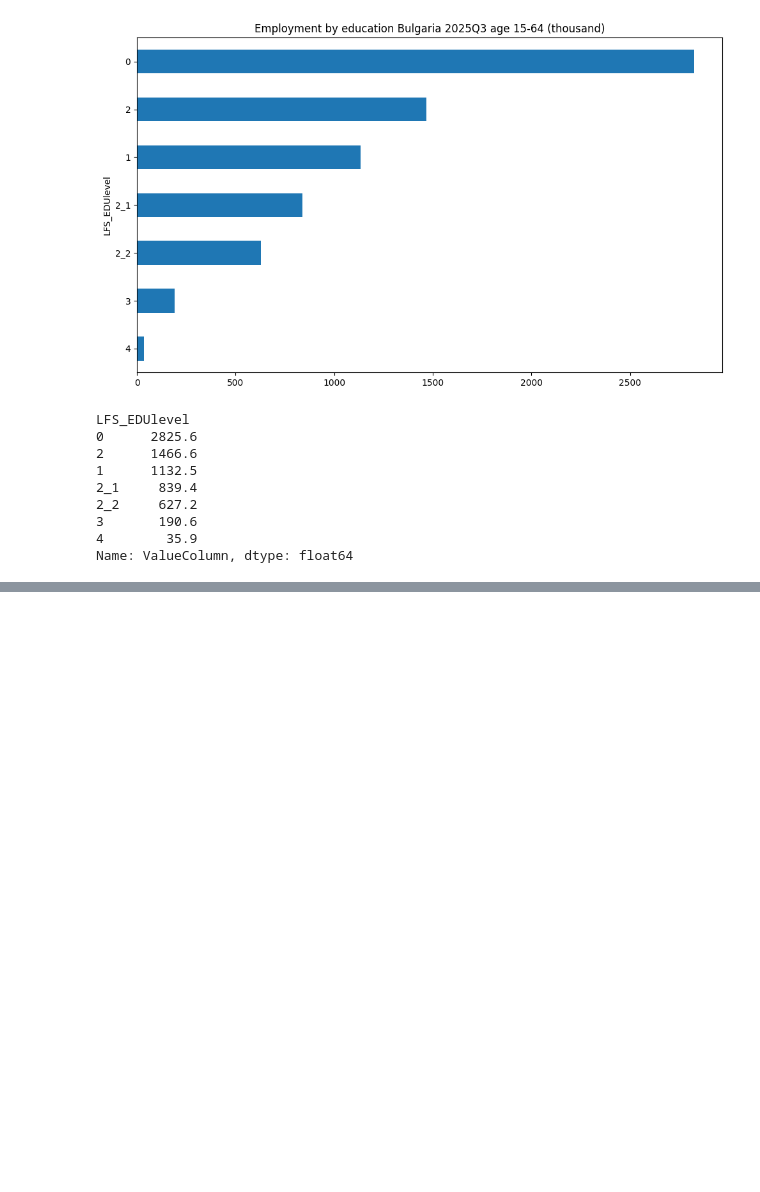
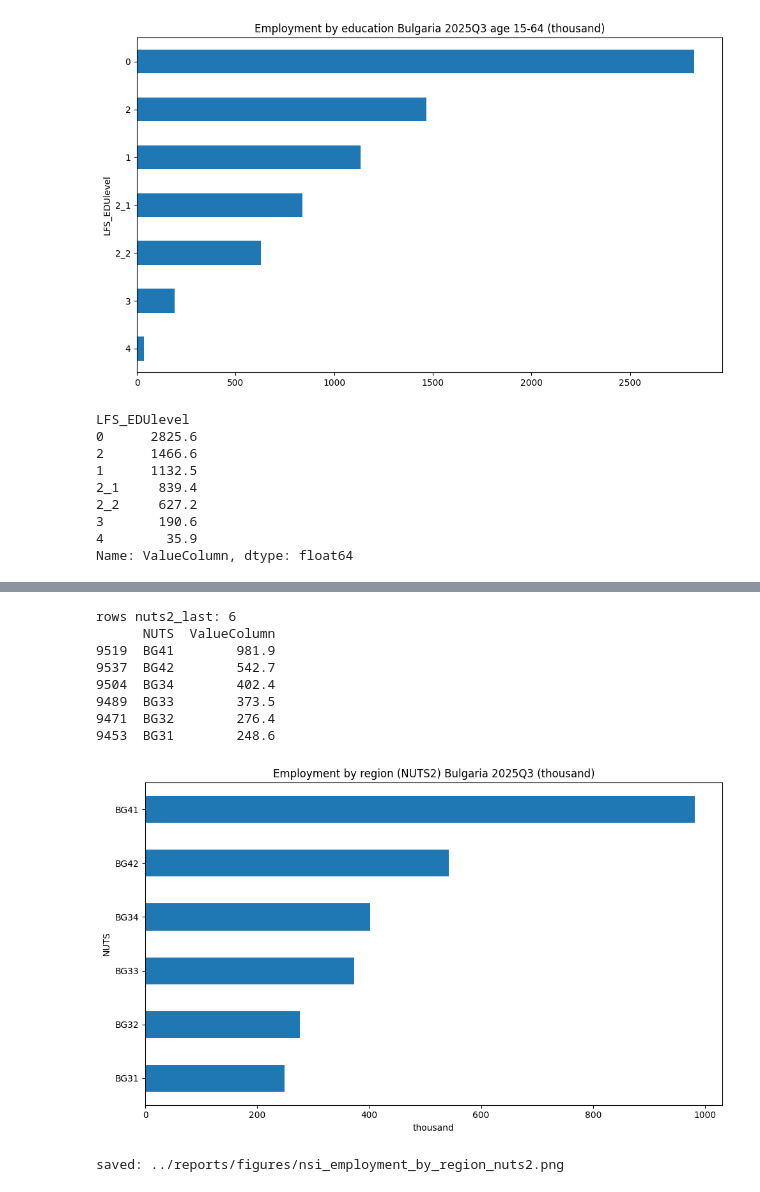
Before and after one commit to vegaFlex/bg-job-market-bulgaria, a Jupyter notebook: notebooks/analysis_nsi.ipynb, the cells around one changed output, grey strips where cells are left out. Saved outputs shown, nothing was run; the diff lists cells and outputs as text; code cells hidden in the pictures; blank space fills up the shorter version.

Commit message:
add NSI employment by region (NUTS2) chart

```diff
--- a/notebooks/analysis_nsi.ipynb
+++ b/notebooks/analysis_nsi.ipynb
@@ -285,3 +285,14 @@ LFS_EDUlevel
 3       190.6
 4        35.9
 Name: ValueColumn, dtype: float64
+# %%
+import pandas as pd
+import matplotlib.pyplot as plt
+
+df_region = pd.read_csv(
+    "../data/raw/nsi_employment_15_64_by_region.csv",
+    encoding="utf-8-sig"
+)
+
+print(df_region.head())
+print(df_region.shape)
@@ -287,0 +307,8 @@ Name: ValueColumn, dtype: float64
+# %%
+df_region["periods"] = df_region["periods"].astype(str).str.strip()
+
+last_period = df_region["periods"].max()
+print("last period:", last_period)
+
+print("unique NUTS sample:", df_region["NUTS"].astype(str).str.strip().unique()[:30])
+print("unique GenderID:", sorted(df_region["GenderID"].unique()))
@@ -287,0 +324,47 @@ Name: ValueColumn, dtype: float64
+# %%
+import matplotlib.pyplot as plt
+
+# 1) Подготовка
+df_region["NUTS"] = df_region["NUTS"].astype(str).str.strip()
+
+last_period = df_region["periods"].max()
+
+# 2) Филтър: последен период, общо (GenderID=0), ниво NUTS2 (дължина 4)
+nuts2_last = df_region[
+    (df_region["periods"] == last_period) &
+    (df_region["GenderID"] == 0) &
+    (df_region["NUTS"].str.len() == 4)
+].copy()
+
+print("rows nuts2_last:", len(nuts2_last))
+print(nuts2_last[["NUTS", "ValueColumn"]].sort_values("ValueColumn", ascending=False))
+
+# 3) Серия за графика
+top = (
+    nuts2_last.set_index("NUTS")["ValueColumn"]
+    .sort_values(ascending=True)
+)
+
+# 4) Графика
+plt.figure(figsize=(10, 6))
+top.plot(kind="barh")
+plt.title(f"Employment by region (NUTS2) Bulgaria {last_period} (thousand)")
+plt.xlabel("thousand")
+plt.tight_layout()
+
+out_path = "../reports/figures/nsi_employment_by_region_nuts2.png"
+plt.savefig(out_path)
+plt.show()
+
+print("saved:", out_path)
+# %% [output]
+rows nuts2_last: 6
+      NUTS  ValueColumn
+9519  BG41        981.9
+9537  BG42        542.7
+9504  BG34        402.4
+9489  BG33        373.5
+9471  BG32        276.4
+9453  BG31        248.6
+[figure, added]
+saved: ../reports/figures/nsi_employment_by_region_nuts2.png
```
Also changed, not shown: parts of 2 cells of this notebook, 1 other file.
